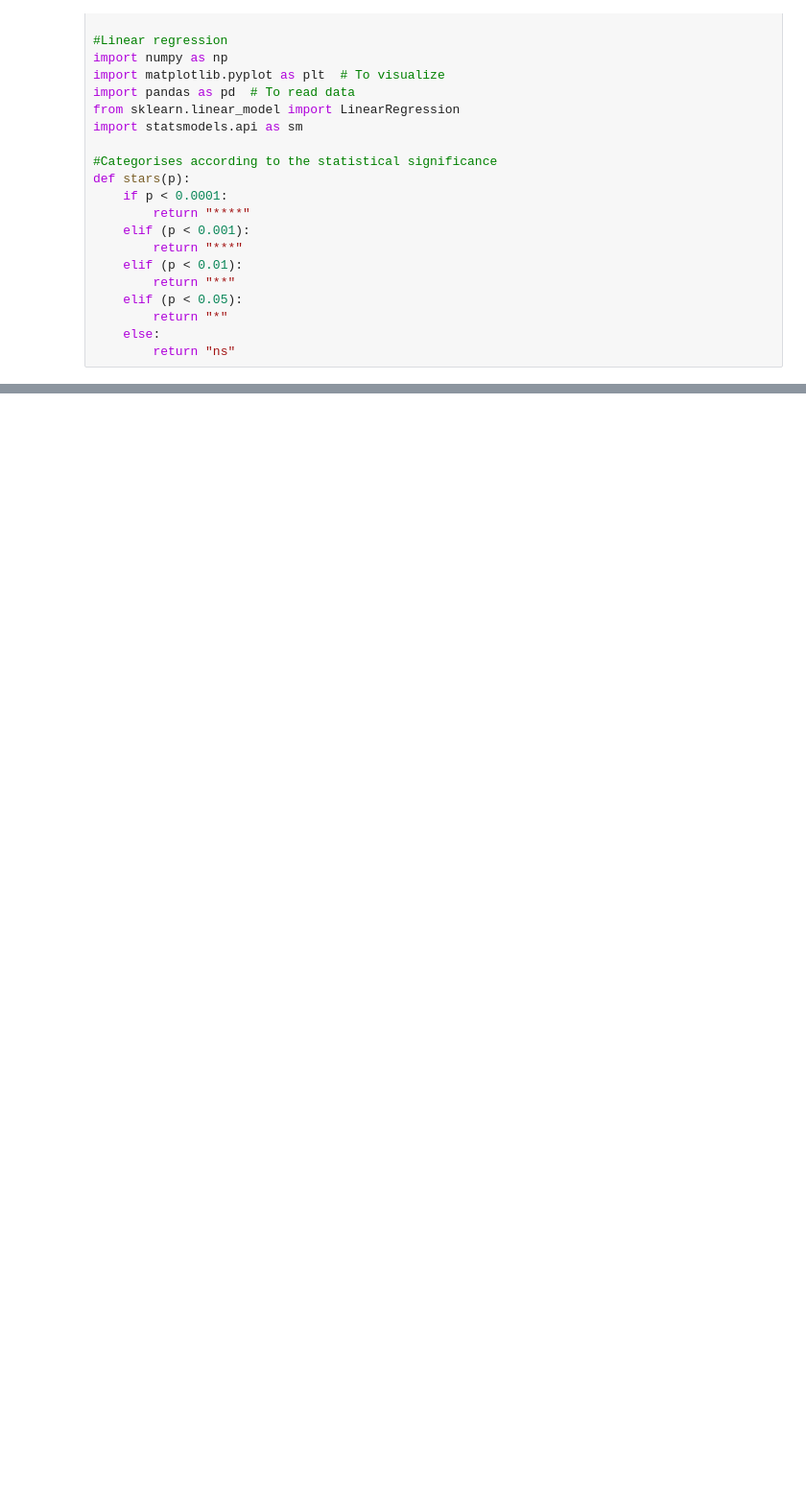
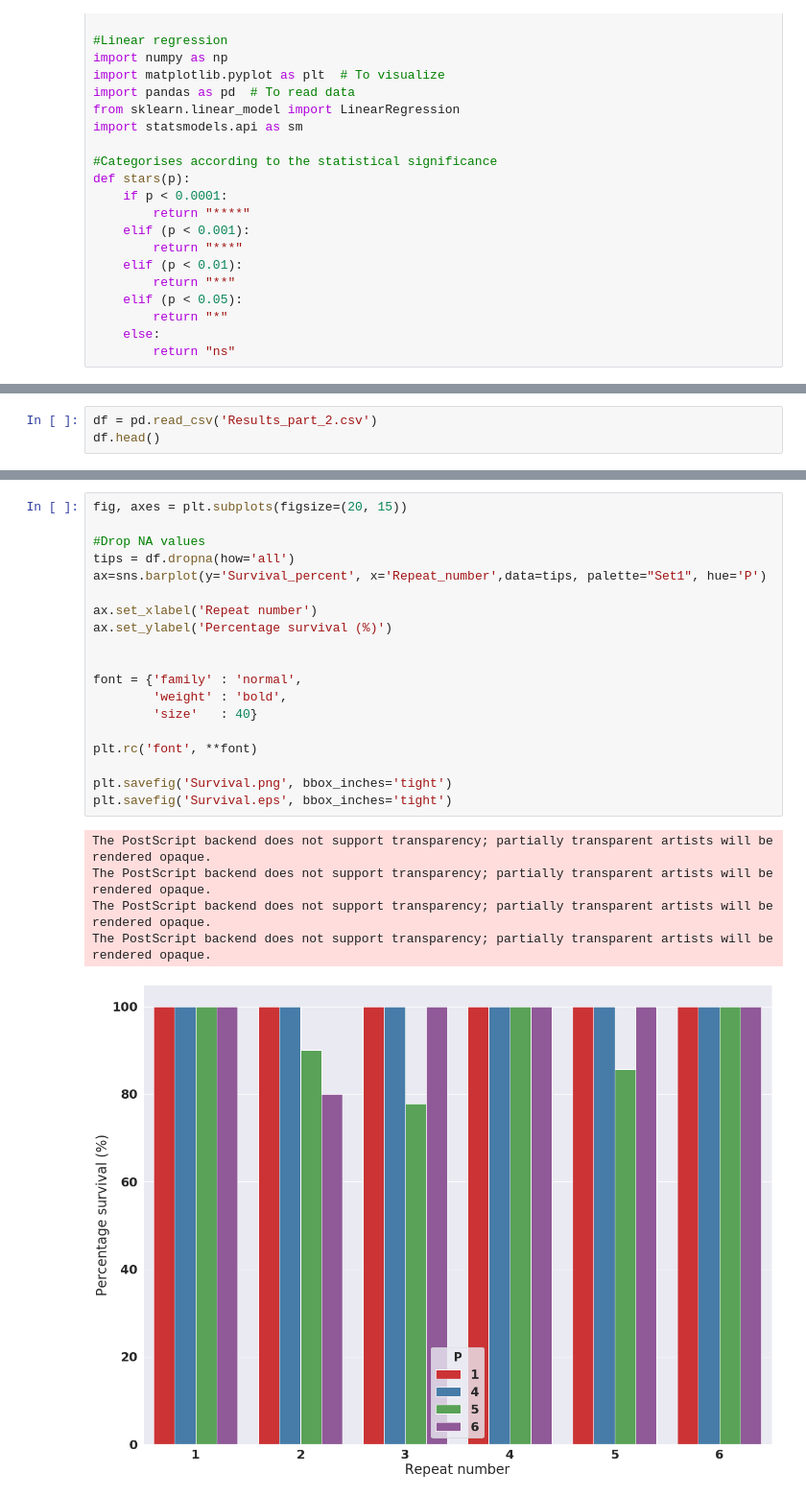
Before and after one commit to JenniferOwen/Experiment_C_Data_Analysis_Anaesthetic, a Jupyter notebook: Experiment C.ipynb, the cells around one changed output, grey strips where cells are left out. Shown at 96% size. Drawn from its saved outputs; the diff is of its cells as text; blank space fills up the shorter version.

```diff
--- a/Experiment C.ipynb
+++ b/Experiment C.ipynb
@@ -404 +444,4 @@ for j in protocol:
 ... (13 outputs left out)
+# %%
+df = pd.read_csv('Results_part_2.csv')
+df.head()
@@ -404,0 +455,25 @@ for j in protocol:
+# %%
+fig, axes = plt.subplots(figsize=(20, 15))
+
+#Drop NA values
+tips = df.dropna(how='all')
+ax=sns.barplot(y='Survival_percent', x='Repeat_number',data=tips, palette="Set1", hue='P')
+
+ax.set_xlabel('Repeat number')
+ax.set_ylabel('Percentage survival (%)')
+
+
+font = {'family' : 'normal',
+        'weight' : 'bold',
+        'size'   : 40}
+
+plt.rc('font', **font)
+
+plt.savefig('Survival.png', bbox_inches='tight')
+plt.savefig('Survival.eps', bbox_inches='tight')
+# %% [output]
+The PostScript backend does not support transparency; partially transparent artists will be rendered opaque.
+The PostScript backend does not support transparency; partially transparent artists will be rendered opaque.
+The PostScript backend does not support transparency; partially transparent artists will be rendered opaque.
+The PostScript backend does not support transparency; partially transparent artists will be rendered opaque.
+[figure, added]
```
Also changed, not shown: parts of 9 cells of this notebook.
